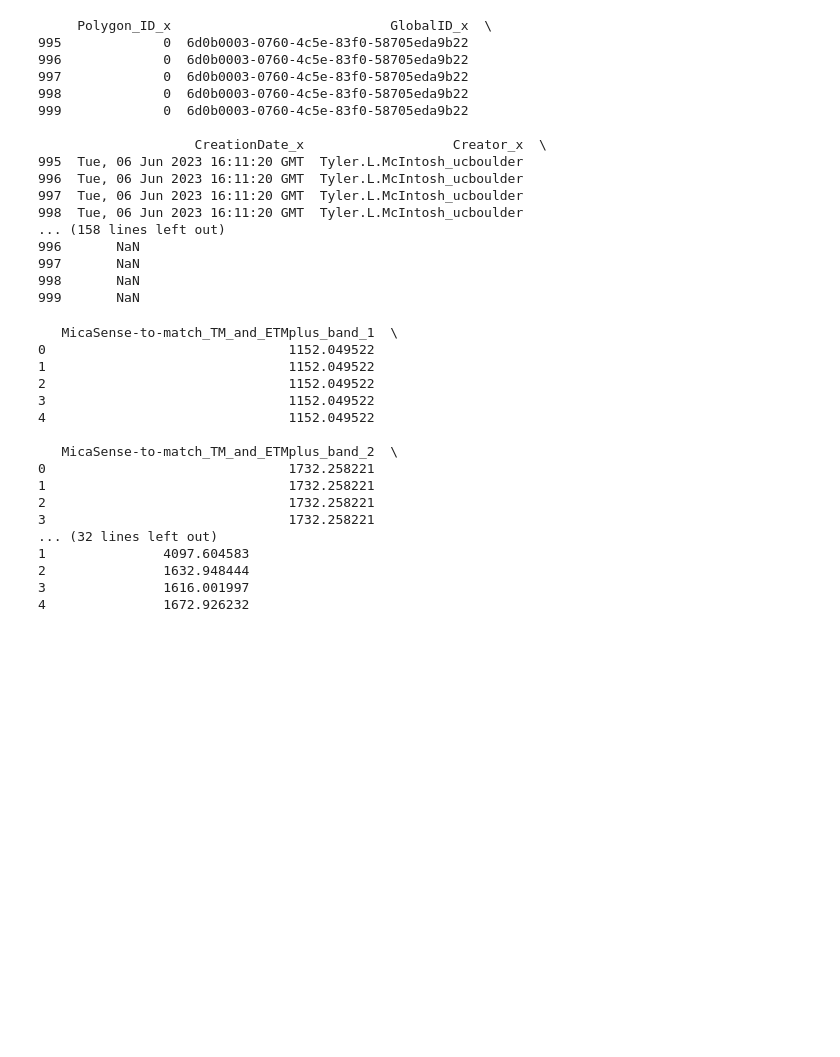
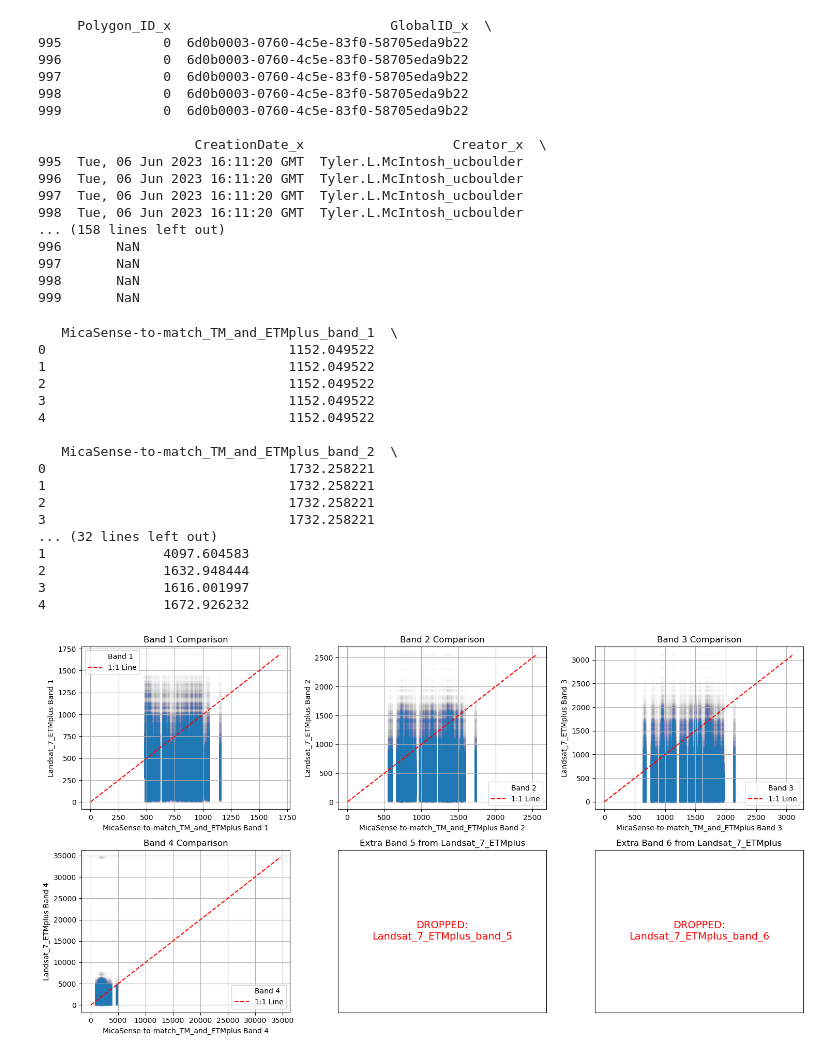
Before and after one commit to earthlab/cross-sensor-cal, a Jupyter notebook: cross_calibration_plots_NEON_AOP.ipynb, the cells around one changed output. Drawn from its saved outputs; the diff is of its cells as text; code cells hidden in the pictures; blank space fills up the shorter version.

Commit message:
plot draft shows a need to edit extraction function that precedes this.

```diff
--- a/cross_calibration_plots_NEON_AOP.ipynb
+++ b/cross_calibration_plots_NEON_AOP.ipynb
@@ -410,31 +410,33 @@ def plot_in_chunks(file_path, obj1, obj2, chunksize=10000, preview=False, jitter
         ax.legend()
         ax.grid(True)
 
     # For extra bands in the object that has more columns.
     if n_obj1 > n_matched:
         for i in range(n_matched, n_obj1):
             ax = axes[i]
             ax.text(0.5, 0.5, f"DROPPED:\n{obj1_cols_sorted[i]}",
                     transform=ax.transAxes, ha="center", va="center", fontsize=14, color="red")
             ax.set_xticks([])
             ax.set_yticks([])
             ax.set_title(f"Extra Band {i+1} from {obj1}")
     elif n_obj2 > n_matched:
         for i in range(n_matched, n_obj2):
             ax = axes[i]
             ax.text(0.5, 0.5, f"DROPPED:\n{obj2_cols_sorted[i]}",
                     transform=ax.transAxes, ha="center", va="center", fontsize=14, color="red")
             ax.set_xticks([])
             ax.set_yticks([])
             ax.set_title(f"Extra Band {i+1} from {obj2}")
 
     for j in range(total_plots, len(axes)):
         axes[j].axis('off')
 
     plt.tight_layout()
     plt.show()
 
 # Example usage:
 plot_in_chunks("comparisons/MicaSense_to_match_TM_vs_Landsat_7_ETMplus.csv",
                "MicaSense-to-match_TM_and_ETMplus", "Landsat_7_ETMplus",
-               chunksize=50000, preview=False, jitter=0.5, alpha=0.001)
+               chunksize=50000, preview=False, jitter=0.5, alpha=0.002)
+# %% [output]
+[figure, added]
```
